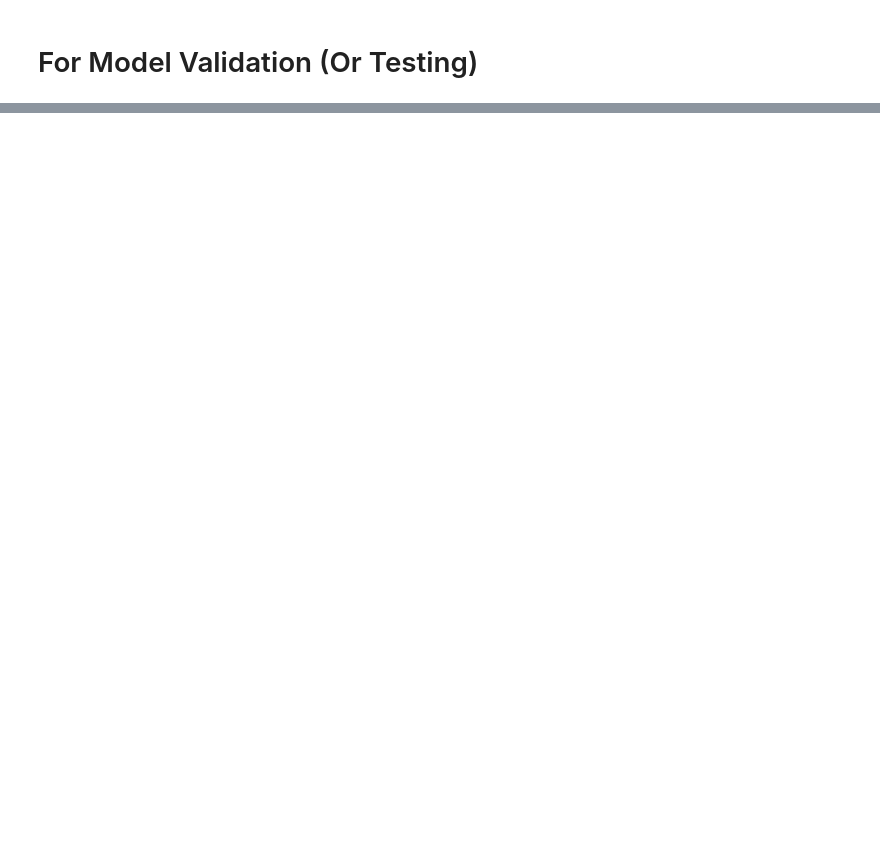
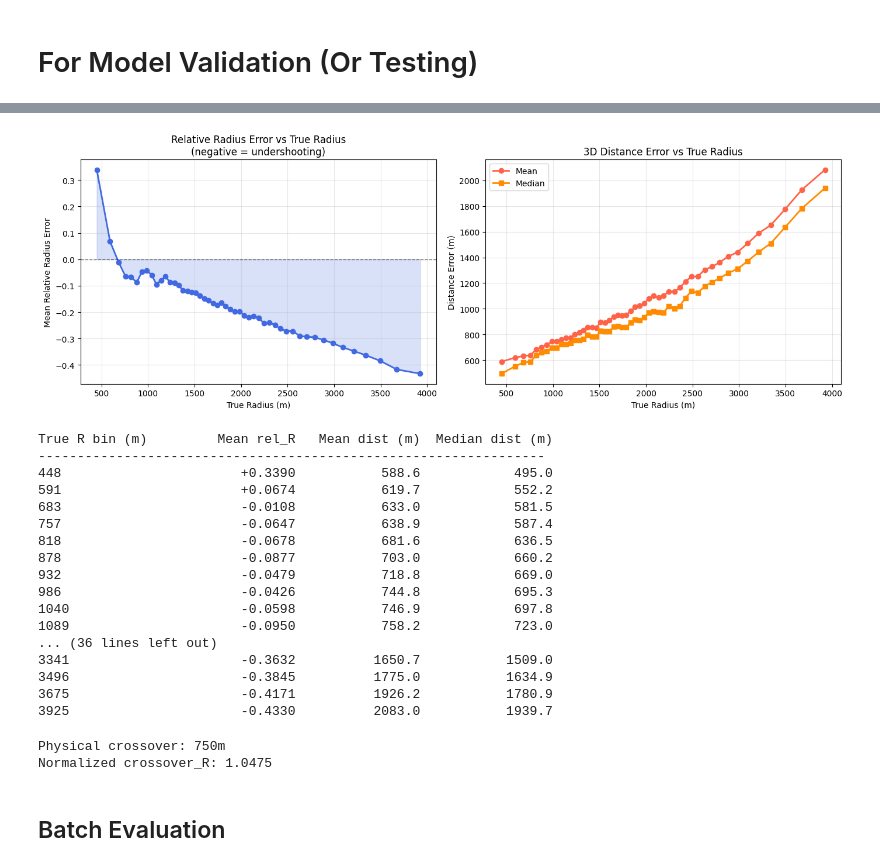
Before and after one commit to umd-pa/RNO_machine_learning, a Jupyter notebook: RNO_machine_learning/model_validation.ipynb, the cells around one changed output, grey strips where cells are left out. Cells and saved outputs as stored; diff of their text form; code cells hidden in the pictures; blank space fills up the shorter version.

```diff
--- a/RNO_machine_learning/model_validation.ipynb
+++ b/RNO_machine_learning/model_validation.ipynb
@@ -77,0 +91,58 @@ Saved to /data/condor_shared/users/ssued/RNO_vertex_reconstruction_ml/RNO_machin
+# %%
+# evaluator.show_rel_R(hist=True)
+# evaluator.show_euclidean_distance(hist=True)
+evaluator.show_error_vs_radius(n_bins=50)
+# %% [output]
+[figure, added]
+True R bin (m)         Mean rel_R   Mean dist (m)  Median dist (m)
+-----------------------------------------------------------------
+448                       +0.3390           588.6            495.0
+591                       +0.0674           619.7            552.2
+683                       -0.0108           633.0            581.5
+757                       -0.0647           638.9            587.4
+818                       -0.0678           681.6            636.5
+878                       -0.0877           703.0            660.2
+932                       -0.0479           718.8            669.0
+986                       -0.0426           744.8            695.3
+1040                      -0.0598           746.9            697.8
+1089                      -0.0950           758.2            723.0
+... (36 lines left out)
+3341                      -0.3632          1650.7           1509.0
+3496                      -0.3845          1775.0           1634.9
+3675                      -0.4171          1926.2           1780.9
+3925                      -0.4330          2083.0           1939.7
+# %%
+# Run this once in your notebook
+import torch
+import numpy as np
+
+# You already have these from the evaluator
+# true_arr is in spherical (R, theta, phi) — R is in physical meters
+# We need normalized Cartesian radius
+
+# Convert true spherical back to physical Cartesian
+true_cart = np.array([evaluator.spher_2_cart(*r) for r in evaluator.true_arr])
+
+# Normalize using model's label stats
+label_mean = evaluator.model.label_mean.cpu().numpy()
+label_std  = evaluator.model.label_std.cpu().numpy()
+
+true_cart_norm = (true_cart - label_mean) / (label_std + 1e-8)
+
+# Compute normalized radius for each event
+true_R_norm = np.sqrt((true_cart_norm**2).sum(axis=1))
+
+# Find what normalized radius corresponds to physical 750m
+# by finding events near 750m physical and checking their normalized R
+true_R_physical = evaluator.true_arr[:, 0]  # physical radius from spherical
+
+mask_near_crossover = np.abs(true_R_physical - 750) < 50  # events within 50m of crossover
+crossover_R_norm = float(np.median(true_R_norm[mask_near_crossover]))
+
+print(f"Physical crossover: 750m")
+print(f"Normalized crossover_R: {crossover_R_norm:.4f}")
+# %% [output]
+Physical crossover: 750m
+Normalized crossover_R: 1.0475
+# %% [markdown]
+## Batch Evaluation
```
Also changed, not shown: parts of 3 cells of this notebook, 1 other file.
